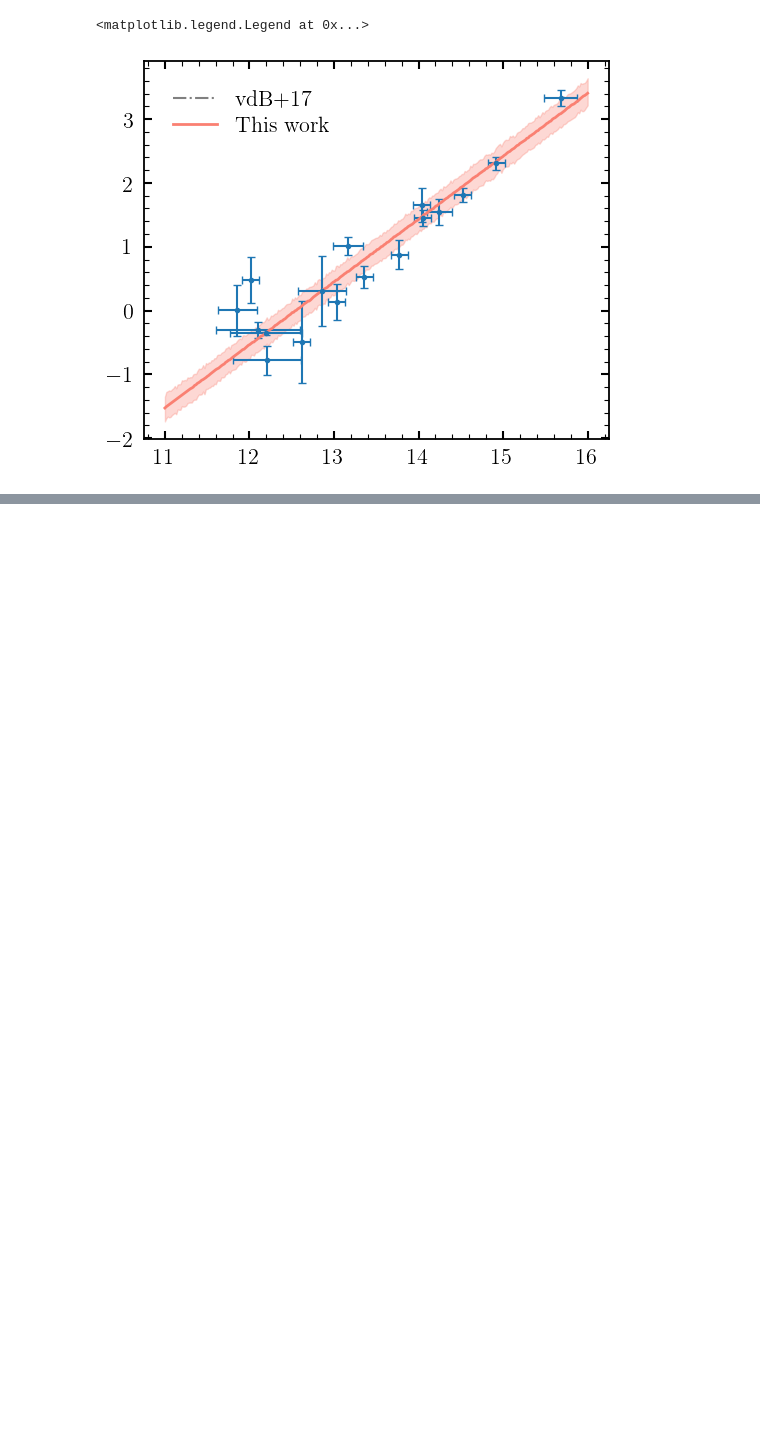
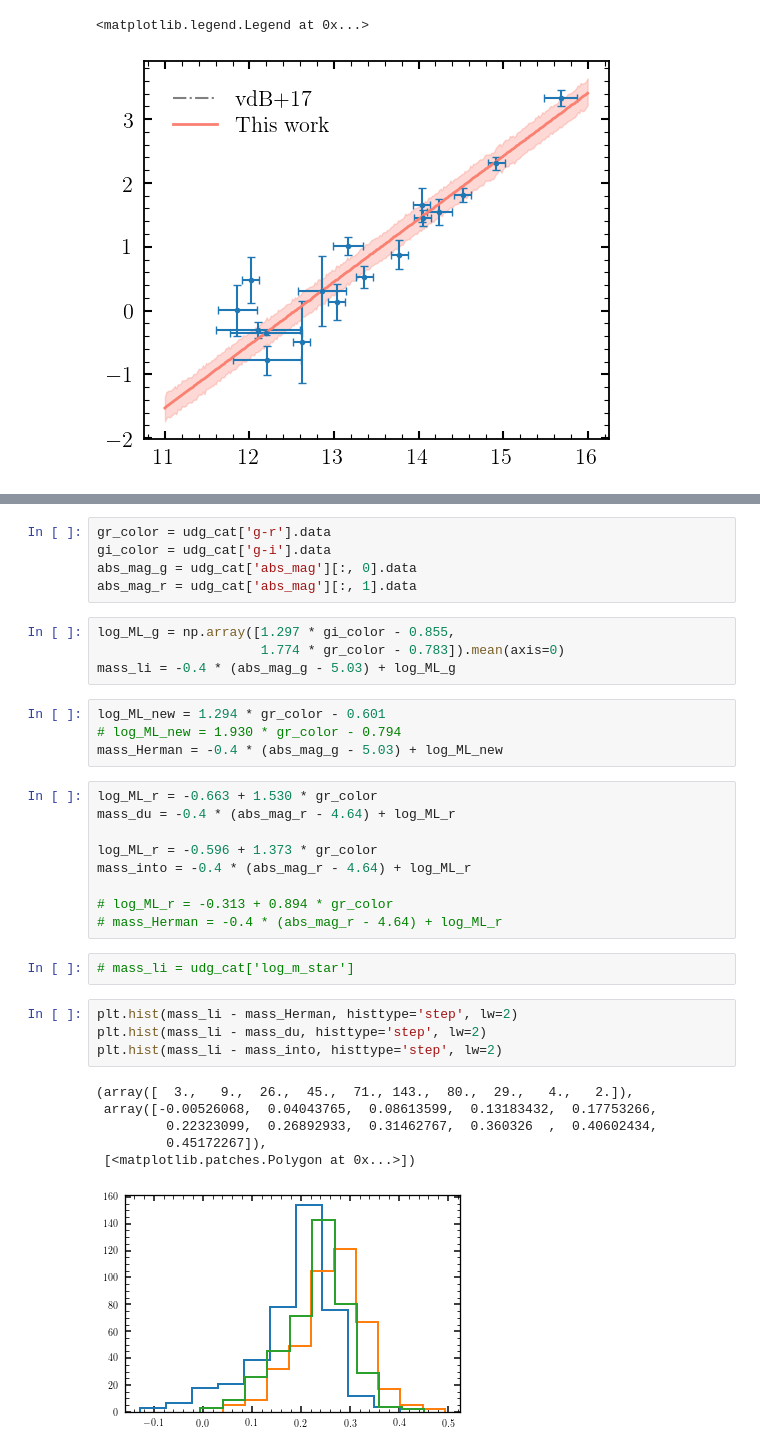
Before and after one commit to AstroJacobLi/kuaizi, a Jupyter notebook: diezi/scarlet_modeling/nsa_z002_004/UDG/UDG_number_host_mass.ipynb, the cells around one changed output, grey strips where cells are left out. Saved outputs shown, nothing was run; the diff lists cells and outputs as text; blank space fills up the shorter version.

```diff
--- a/diezi/scarlet_modeling/nsa_z002_004/UDG/UDG_number_host_mass.ipynb
+++ b/diezi/scarlet_modeling/nsa_z002_004/UDG/UDG_number_host_mass.ipynb
@@ -558,0 +588,35 @@ plt.legend(handles=[line1[0]], loc='lower right')
+# %%
+gr_color = udg_cat['g-r'].data
+gi_color = udg_cat['g-i'].data
+abs_mag_g = udg_cat['abs_mag'][:, 0].data
+abs_mag_r = udg_cat['abs_mag'][:, 1].data
+# %%
+log_ML_g = np.array([1.297 * gi_color - 0.855,
+                     1.774 * gr_color - 0.783]).mean(axis=0)
+mass_li = -0.4 * (abs_mag_g - 5.03) + log_ML_g
+# %%
+log_ML_new = 1.294 * gr_color - 0.601
+# log_ML_new = 1.930 * gr_color - 0.794
+mass_Herman = -0.4 * (abs_mag_g - 5.03) + log_ML_new
+# %%
+log_ML_r = -0.663 + 1.530 * gr_color
+mass_du = -0.4 * (abs_mag_r - 4.64) + log_ML_r
+
+log_ML_r = -0.596 + 1.373 * gr_color
+mass_into = -0.4 * (abs_mag_r - 4.64) + log_ML_r
+
+# log_ML_r = -0.313 + 0.894 * gr_color
+# mass_Herman = -0.4 * (abs_mag_r - 4.64) + log_ML_r
+# %%
+# mass_li = udg_cat['log_m_star']
+# %%
+plt.hist(mass_li - mass_Herman, histtype='step', lw=2)
+plt.hist(mass_li - mass_du, histtype='step', lw=2)
+plt.hist(mass_li - mass_into, histtype='step', lw=2)
+# %% [output]
+(array([  3.,   9.,  26.,  45.,  71., 143.,  80.,  29.,   4.,   2.]),
+ array([-0.00526068,  0.04043765,  0.08613599,  0.13183432,  0.17753266,
+         0.22323099,  0.26892933,  0.31462767,  0.360326  ,  0.40602434,
+         0.45172267]),
+ [<matplotlib.patches.Polygon at 0x...>])
+[figure, added]
```
Also changed, not shown: parts of 34 cells of this notebook, 6 other files.
